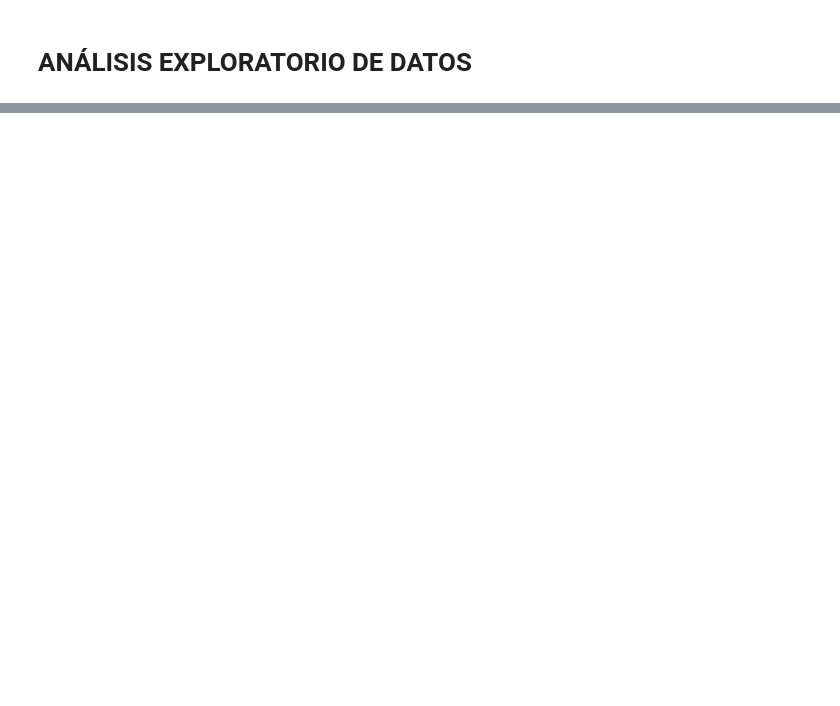
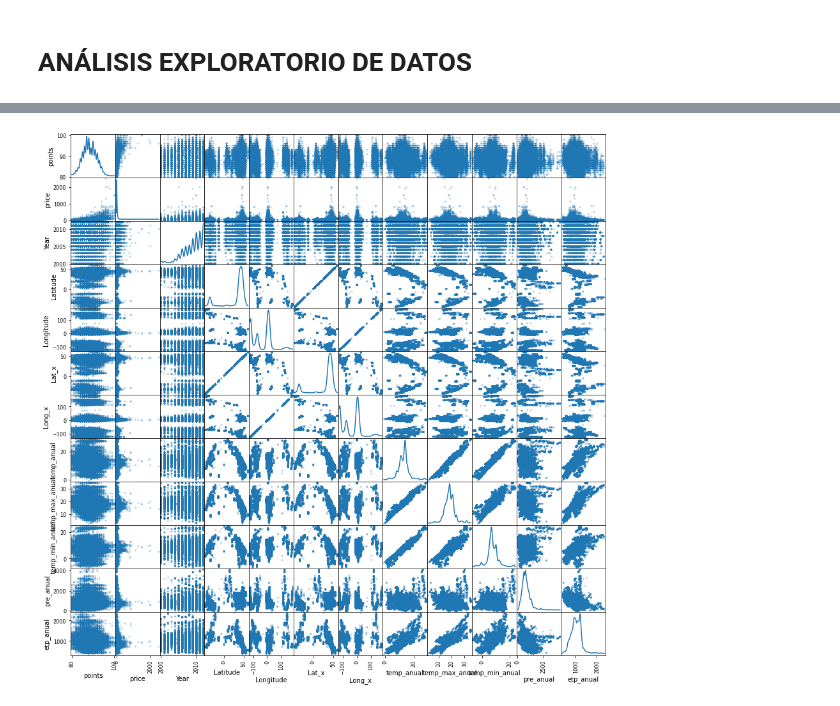
Before and after one commit to crcoronado/Datascience1, a Jupyter notebook: EDA_Winereviews.ipynb, the cells around one changed output, grey strips where cells are left out. Cells and saved outputs as stored; diff of their text form; code cells hidden in the pictures; blank space fills up the shorter version.

```diff
--- a/EDA_Winereviews.ipynb
+++ b/EDA_Winereviews.ipynb
@@ -4,0 +20,2 @@ eda = pd.read_csv('Wine_reviews_climate_prediction.csv')
+# %%
+eda.drop(columns = 'Unnamed: 0', inplace = True)
@@ -24,4 +106,6 @@ plt.show()
 # %%
-pd.plotting.scatter_matrix(eda, alpha = 0.3, figsize = (10,10), diagonal = 'kde');
+pd.plotting.scatter_matrix(eda, alpha = 0.3, figsize = (15,15), diagonal = 'kde');
+# %% [output]
+[figure, added]
 # %%
 sns.distplot(eda.Latitude)
```
Also changed, not shown: parts of 13 cells of this notebook, 2 other files.
